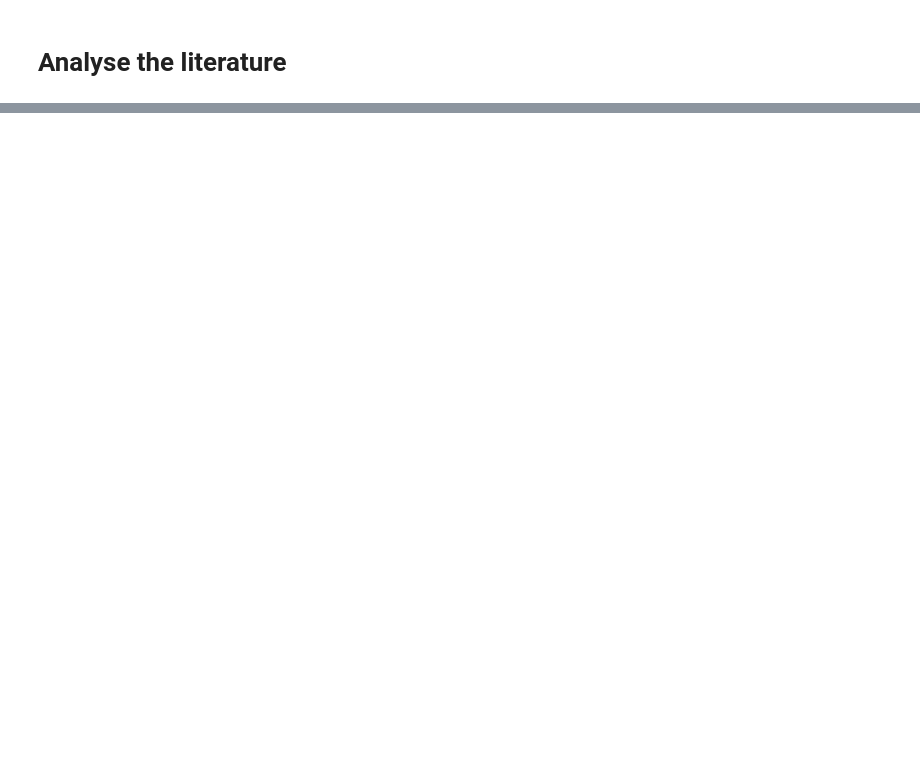
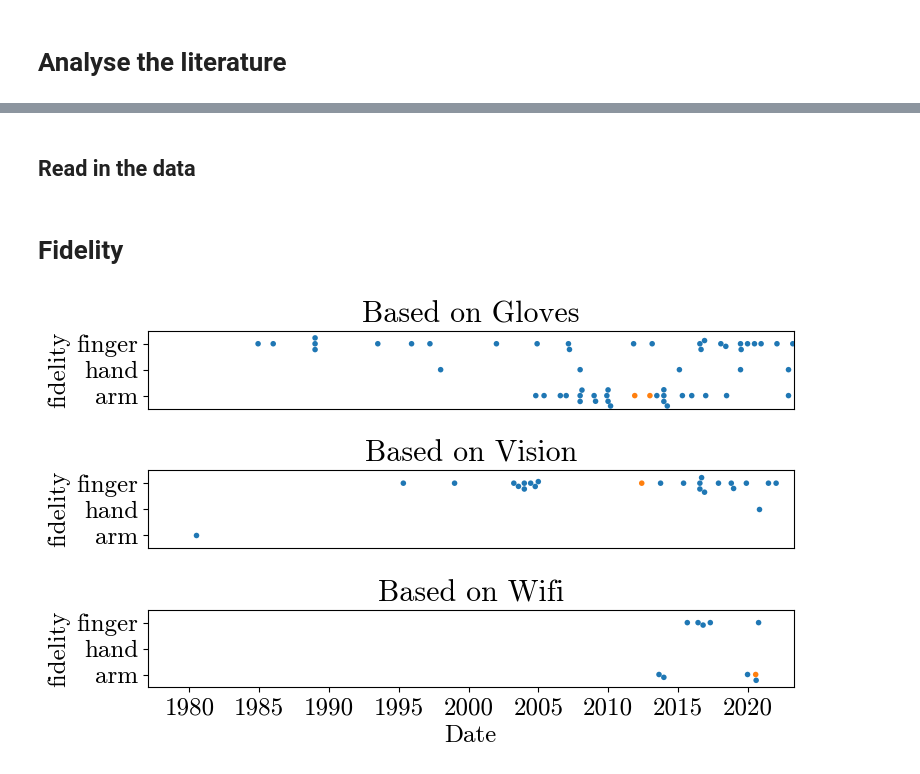
Before and after one commit to beyarkay/masters-thesis, a Jupyter notebook: LiteratureAnalysis.ipynb, the cells around one changed output, grey strips where cells are left out. Cells and saved outputs as stored; diff of their text form; code cells hidden in the pictures; blank space fills up the shorter version.

```diff
--- a/LiteratureAnalysis.ipynb
+++ b/LiteratureAnalysis.ipynb
@@ -109 +198,3 @@ def prettify_ax(ax):
+# %% [markdown]
+## Read in the data
 # %%
@@ -183,0 +263,39 @@ def dedup_prefix(df, prefix):
+# %% [markdown]
+# Fidelity
+# %%
+fig, axs = plt.subplots(3, 1, figsize=(8, 5))
+data = dedup_prefix(dedup_prefix(df, 'fidelity'), 'based-on')
+
+data = data[
+    data['type'].notna() &
+    data['type'].isin(['paper', 'msc', 'dataset'])
+]
+based_ons = ('gloves', 'vision', 'wifi')
+for i, based_on in enumerate(based_ons):
+    sns.swarmplot(
+        data=data[data['based-on'] == based_on],
+        x="Date",
+        y="fidelity",
+        hue='type',
+#         hue_order=based_ons,
+        order=['finger', 'hand', 'arm'],
+        size=4,
+        ax=axs[i],
+        legend=False,
+    )
+    axs[i].set(
+        title=f'Based on {based_on.title()}',
+        xlim=(data['Date'].min(), data['Date'].max())
+    )
+    if i != len(based_ons)-1:
+        axs[i].set(
+            xticks=[],
+            xlabel=None,
+        )
+#         vis.add_grid(axs[i])
+plt.tight_layout()
+# plt.title('Types of Research over Time');
+# watermark(ax)
+# ax = prettify_ax(ax)
+# %% [output]
+[figure, added]
```
Also changed, not shown: parts of 36 cells of this notebook, 15 other files.
